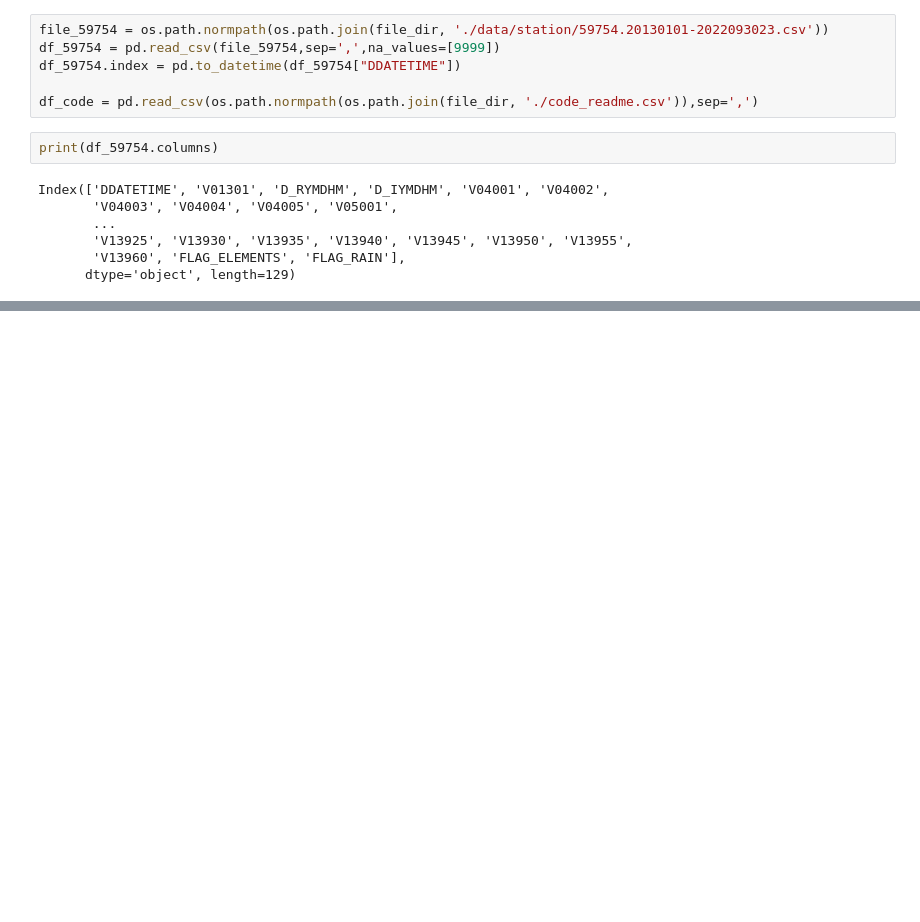
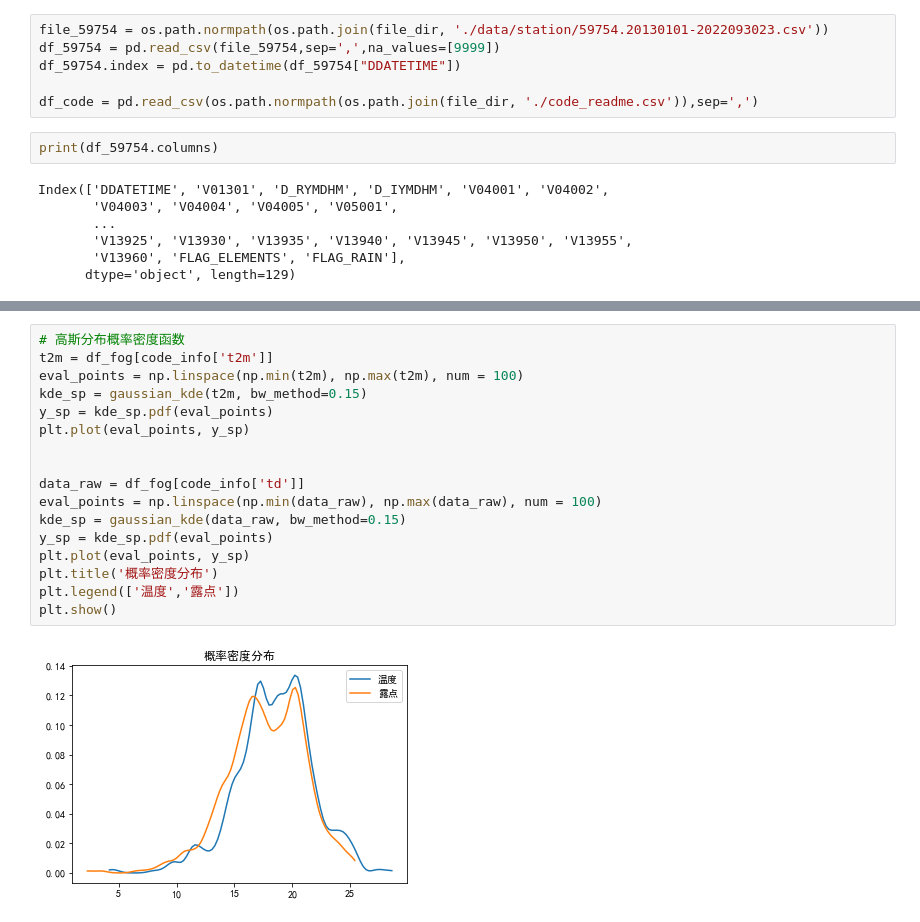
Before and after one commit to hanchyhill/python, a Jupyter notebook: seafog/src/statistics/fog_analysis.ipynb, the cells around one changed output, grey strips where cells are left out. Saved outputs shown, nothing was run; the diff lists cells and outputs as text; blank space fills up the shorter version.

```diff
--- a/seafog/src/statistics/fog_analysis.ipynb
+++ b/seafog/src/statistics/fog_analysis.ipynb
@@ -122,0 +136,19 @@ Name: 中文名, Length: 270, dtype: bool
+# %%
+# 高斯分布概率密度函数
+t2m = df_fog[code_info['t2m']]
+eval_points = np.linspace(np.min(t2m), np.max(t2m), num = 100)
+kde_sp = gaussian_kde(t2m, bw_method=0.15)
+y_sp = kde_sp.pdf(eval_points)
+plt.plot(eval_points, y_sp)
+
+
+data_raw = df_fog[code_info['td']]
+eval_points = np.linspace(np.min(data_raw), np.max(data_raw), num = 100)
+kde_sp = gaussian_kde(data_raw, bw_method=0.15)
+y_sp = kde_sp.pdf(eval_points)
+plt.plot(eval_points, y_sp)
+plt.title('概率密度分布')
+plt.legend(['温度','露点'])
+plt.show()
+# %% [output]
+[figure, added]
```
Also changed, not shown: parts of 28 cells of this notebook, 4 other files.
